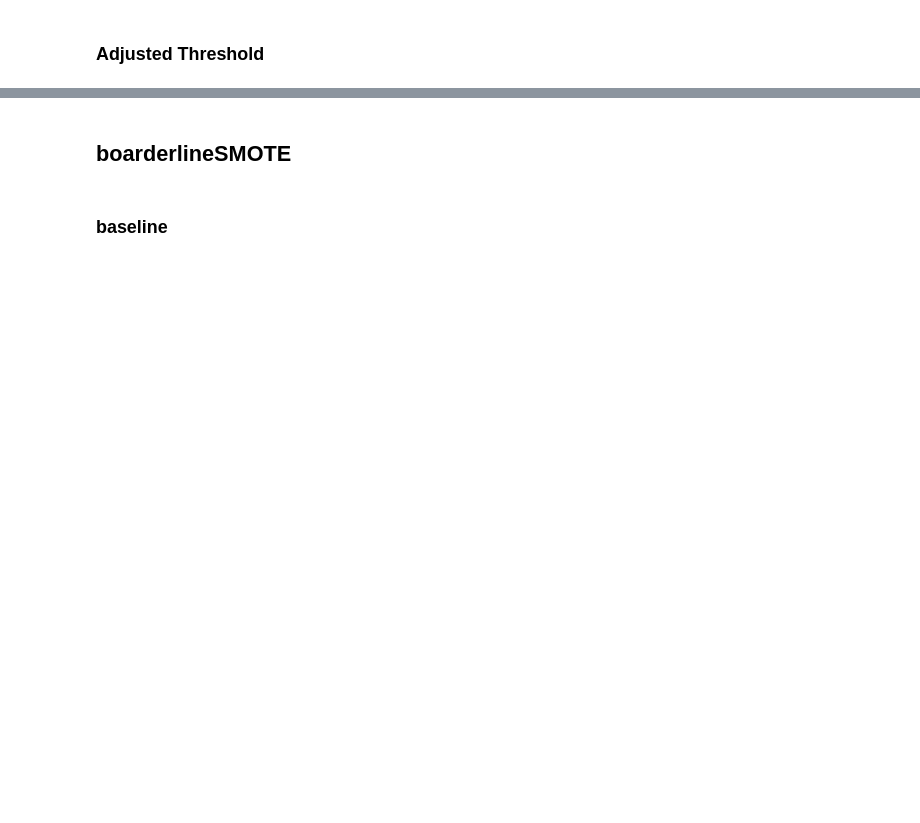
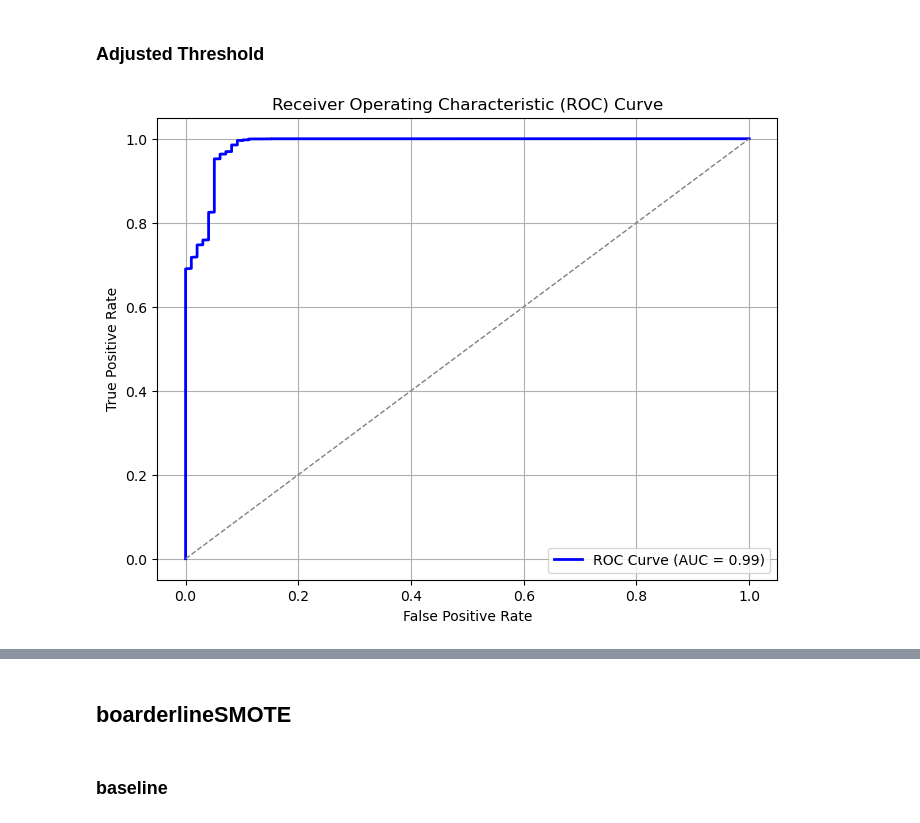
Before and after one commit to llapace/Fraud_Detection, a Jupyter notebook: XGB.ipynb, the cells around one changed output, grey strips where cells are left out. Drawn from its saved outputs; the diff is of its cells as text; code cells hidden in the pictures; blank space fills up the shorter version.

```diff
--- a/XGB.ipynb
+++ b/XGB.ipynb
@@ -321,26 +416,28 @@ print(confusion_matrix(y_test, y_pred))
 # %%
 from sklearn.metrics import roc_curve, roc_auc_score
 import matplotlib.pyplot as plt
 
 # Predict probabilities for the positive class (fraud)
-y_probs = model.predict_proba(X_test)[:, 1]
+y_probs = xgb.predict_proba(X_test)[:, 1]
 
 # Compute ROC curve
 fpr, tpr, thresholds = roc_curve(y_test, y_probs)
 
 # Compute AUC score
 auc_score = roc_auc_score(y_test, y_probs)
 
 # Plot ROC curve
 plt.figure(figsize=(8, 6))
 plt.plot(fpr, tpr, color='blue', lw=2, label=f'ROC Curve (AUC = {auc_score:.2f})')
 plt.plot([0, 1], [0, 1], color='gray', linestyle='--', lw=1)
 plt.xlabel('False Positive Rate')
 plt.ylabel('True Positive Rate')
 plt.title('Receiver Operating Characteristic (ROC) Curve')
 plt.legend(loc='lower right')
 plt.grid(True)
 plt.show()
+# %% [output]
+[figure, added]
 # %%
 # Initialize the KNN classifier
 # xgb = XGBClassifier(C=0.01, penalty="l2") # not used
```
Also changed, not shown: parts of 41 cells of this notebook, 3 other files.
